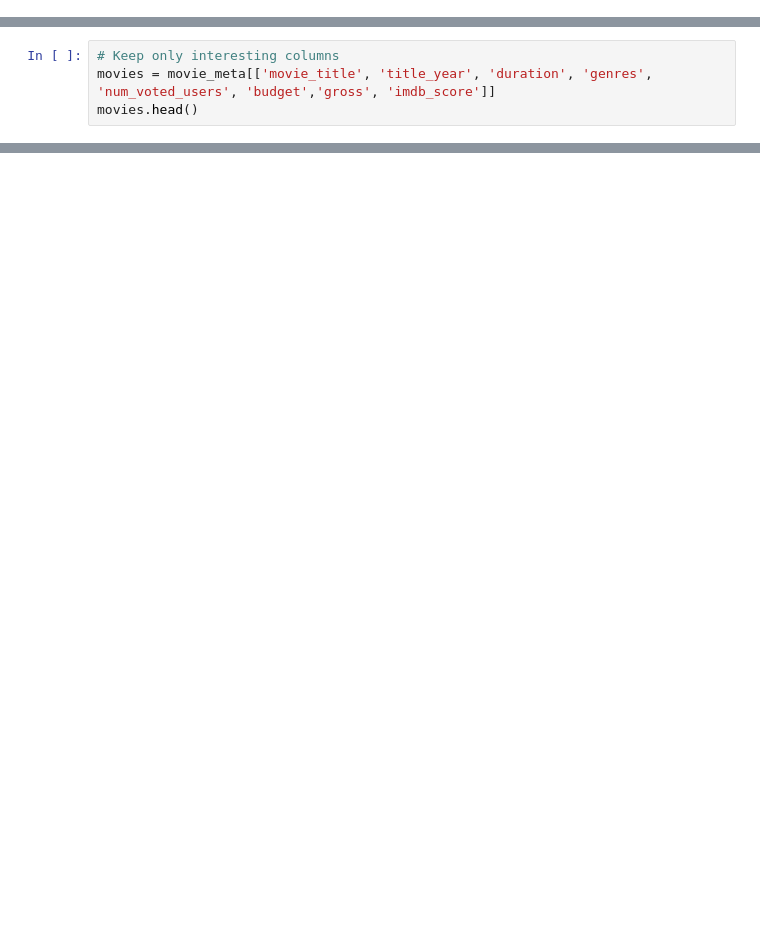
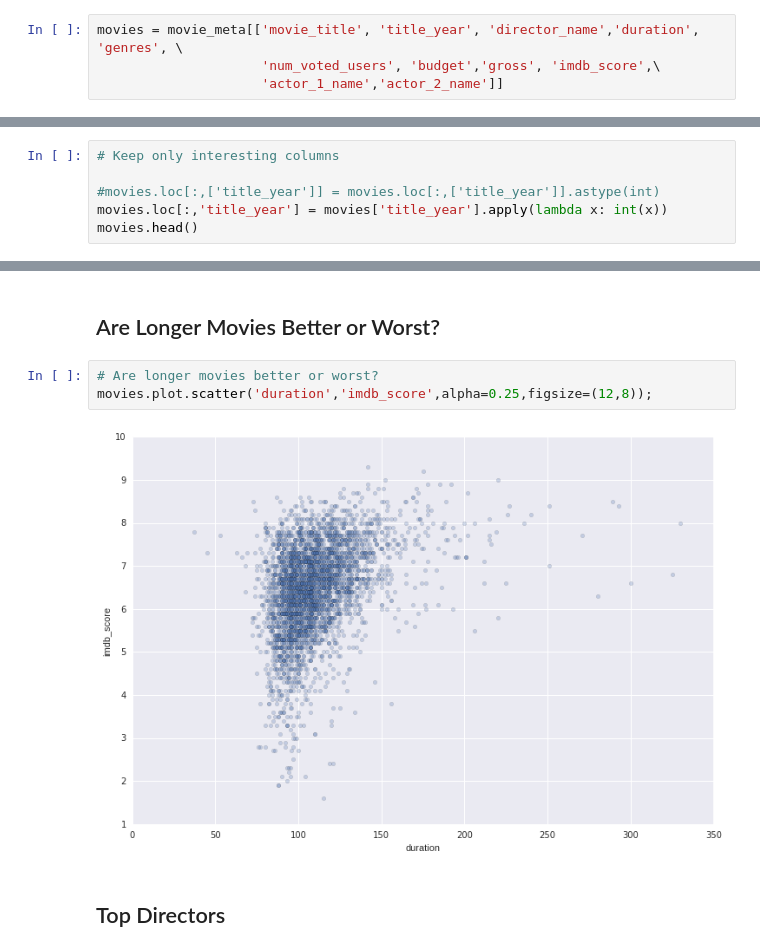
Before and after one commit to lrargerich/7506, a Jupyter notebook: Notebooks/Movies.ipynb, the cells around one changed output, grey strips where cells are left out. Cells and saved outputs as stored; diff of their text form; blank space fills up the shorter version.

```diff
--- a/Notebooks/Movies.ipynb
+++ b/Notebooks/Movies.ipynb
@@ -76,3 +78,7 @@ Index([u'color', u'director_name', u'num_critic_for_reviews', u'duration',
+# %%
+movies = movie_meta[['movie_title', 'title_year', 'director_name','duration', 'genres', \
+                     'num_voted_users', 'budget','gross', 'imdb_score',\
+                     'actor_1_name','actor_2_name']]
 # %%
 # Clean NAs
 print(len(movie_meta))
@@ -84,4 +89,0 @@ print(len(movie_meta))
-# %%
-# Keep only interesting columns
-movies = movie_meta[['movie_title', 'title_year', 'duration', 'genres', 'num_voted_users', 'budget','gross', 'imdb_score']]
-movies.head()
@@ -94,0 +90,6 @@ movies.head()
+# %%
+# Keep only interesting columns
+
+#movies.loc[:,['title_year']] = movies.loc[:,['title_year']].astype(int)
+movies.loc[:,'title_year'] = movies['title_year'].apply(lambda x: int(x))
+movies.head()
@@ -94,0 +126,9 @@ movies.head()
+# %% [markdown]
+## Are Longer Movies Better or Worst?
+# %%
+# Are longer movies better or worst?
+movies.plot.scatter('duration','imdb_score',alpha=0.25,figsize=(12,8));
+# %% [output]
+[figure, added]
+# %% [markdown]
+## Top Directors
```
Also changed, not shown: parts of 77 cells of this notebook.
